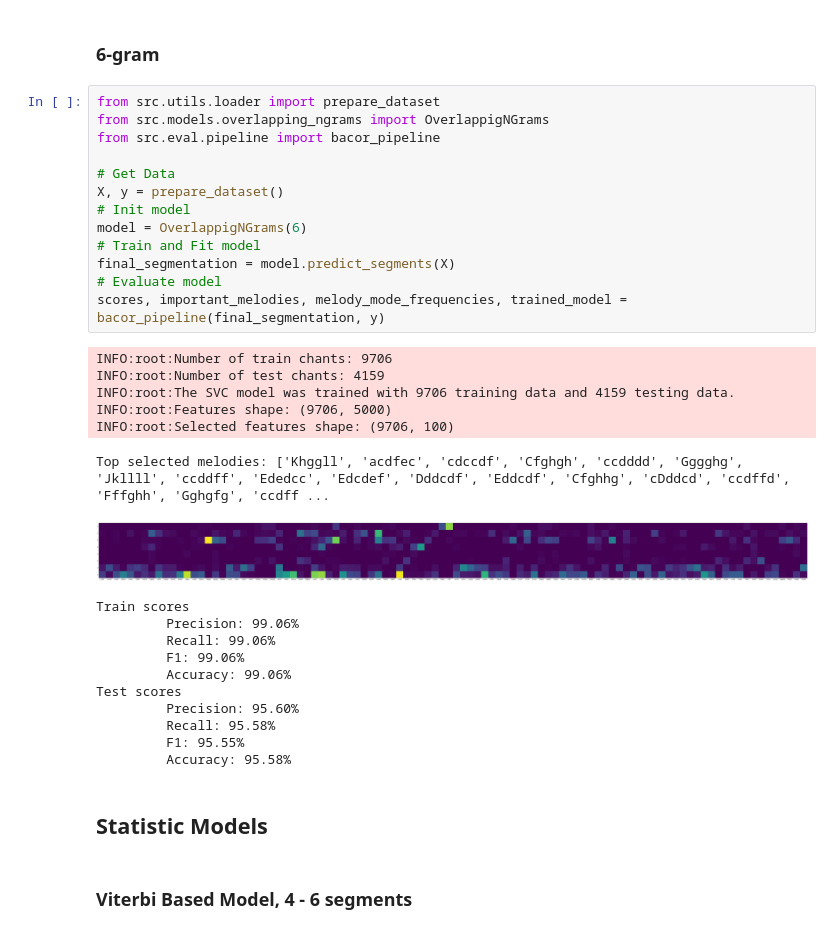
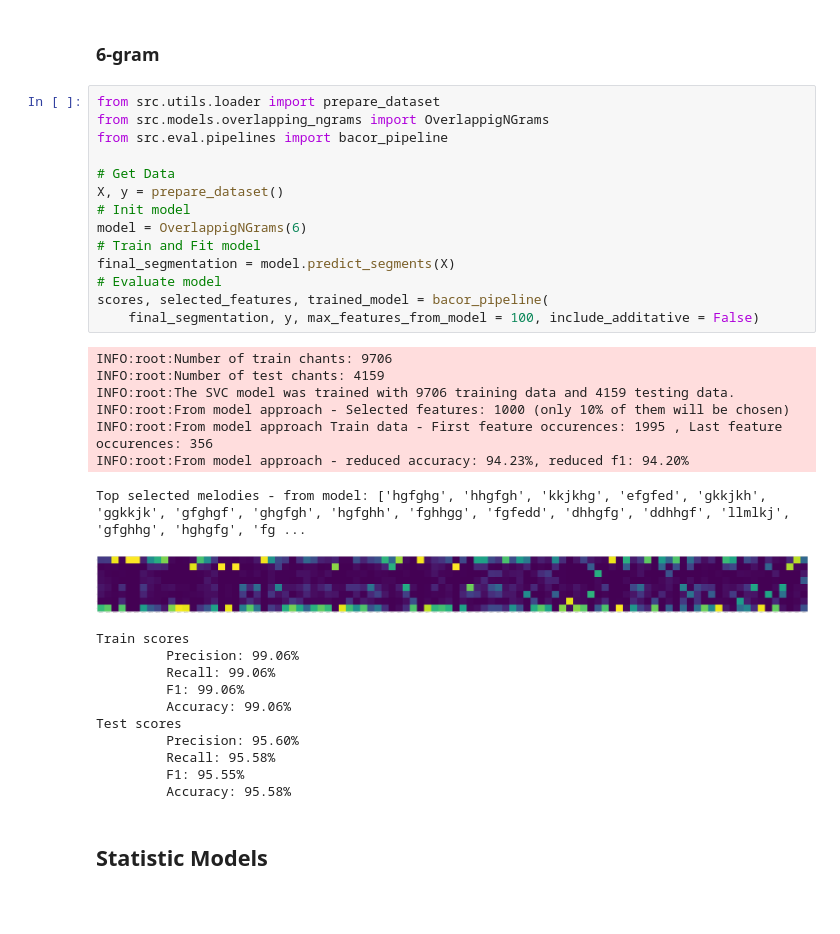
Before and after one commit to lanzv/Master-Thesis, a Jupyter notebook: models/experiments.ipynb, the cells around one changed output. Drawn from its saved outputs; the diff is of its cells as text; blank space fills up the shorter version.

```diff
--- a/models/experiments.ipynb
+++ b/models/experiments.ipynb
@@ -77,24 +81,26 @@ Test scores
 # %%
 from src.utils.loader import prepare_dataset
 from src.models.overlapping_ngrams import OverlappigNGrams
-from src.eval.pipeline import bacor_pipeline
+from src.eval.pipelines import bacor_pipeline
 
 # Get Data
 X, y = prepare_dataset()
 # Init model
 model = OverlappigNGrams(6)
 # Train and Fit model
 final_segmentation = model.predict_segments(X)
 # Evaluate model
-scores, important_melodies, melody_mode_frequencies, trained_model = bacor_pipeline(final_segmentation, y)
+scores, selected_features, trained_model = bacor_pipeline(
+    final_segmentation, y, max_features_from_model = 100, include_additative = False)
 # %% [output]
 INFO:root:Number of train chants: 9706
 INFO:root:Number of test chants: 4159
 INFO:root:The SVC model was trained with 9706 training data and 4159 testing data.
-INFO:root:Features shape: (9706, 5000)
-INFO:root:Selected features shape: (9706, 100)
+INFO:root:From model approach - Selected features: 1000 (only 10% of them will be chosen)
+INFO:root:From model approach Train data - First feature occurences: 1995 , Last feature occurences: 356
+INFO:root:From model approach - reduced accuracy: 94.23%, reduced f1: 94.20%
-Top selected melodies: ['Khggll', 'acdfec', 'cdccdf', 'Cfghgh', 'ccdddd', 'Gggghg', 'Jkllll', 'ccddff', 'Ededcc', 'Edcdef', 'Dddcdf', 'Eddcdf', 'Cfghhg', 'cDddcd', 'ccdffd', 'Fffghh', 'Gghgfg', 'ccdff ...
+Top selected melodies - from model: ['hgfghg', 'hhgfgh', 'kkjkhg', 'efgfed', 'gkkjkh', 'ggkkjk', 'gfghgf', 'ghgfgh', 'hgfghh', 'fghhgg', 'fgfedd', 'dhhgfg', 'ddhhgf', 'llmlkj', 'gfghhg', 'hghgfg', 'fg ...
-[figure, old version]
+[figure, new version]
 Train scores
          Precision: 99.06%
          Recall: 99.06%
@@ -107,5 +113,3 @@ Test scores
          Accuracy: 95.58%
 # %% [markdown]
 ## Statistic Models
-# %% [markdown]
-### Viterbi Based Model, 4 - 6 segments
```
Also changed, not shown: parts of 40 cells of this notebook, 6 other files.
